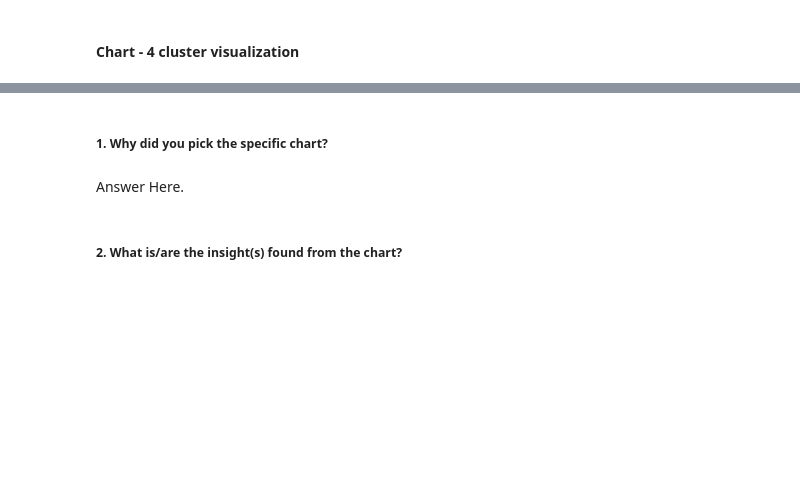
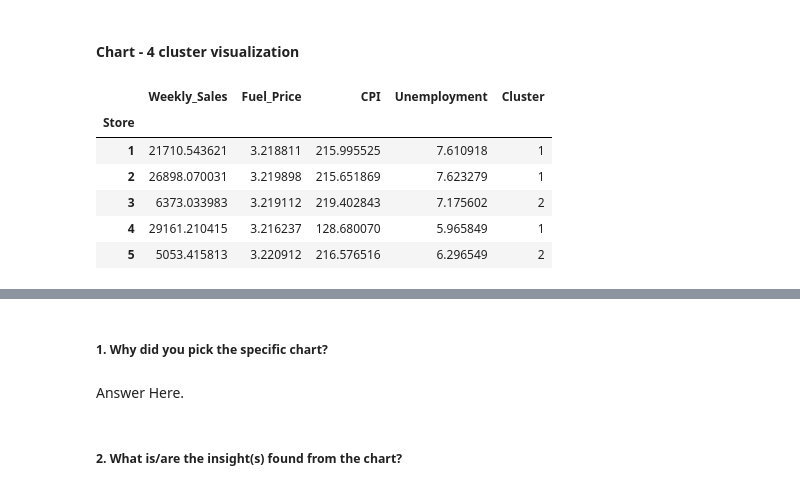
Before and after one commit to Nischay-verma/Specialization--Capstone-3--Integrated-Retail-Analytics-, a Jupyter notebook: Specialization_Capstone_Module_3_Integrated_Retail_Analytics.ipynb, the cells around one changed output, grey strips where cells are left out. Drawn from its saved outputs; the diff is of its cells as text; code cells hidden in the pictures; blank space fills up the shorter version.

```diff
--- a/Specialization_Capstone_Module_3_Integrated_Retail_Analytics.ipynb
+++ b/Specialization_Capstone_Module_3_Integrated_Retail_Analytics.ipynb
@@ -298,5 +433,29 @@ silhouette_score(scaled_data, segment_data['Cluster'])
 # %% [markdown]
 #### Chart - 4 cluster visualization
+# %%
+# Aggregate store-level metrics
+segment_data = data.groupby('Store')[[
+    'Weekly_Sales','Fuel_Price','CPI','Unemployment'
+]].mean()
+
+# Standardize features for clustering
+scaler = StandardScaler()
+scaled_data = scaler.fit_transform(segment_data)
+
+# Apply KMeans clustering
+kmeans = KMeans(n_clusters=3, random_state=42)
+segment_data['Cluster'] = kmeans.fit_predict(scaled_data)
+
+# Preview clusters
+segment_data.head()
+# %% [output]
+|  | Weekly_Sales | Fuel_Price | CPI | Unemployment | Cluster |
+| Store |  |  |  |  |  |
+| 1 | 21710.543621 | 3.218811 | 215.995525 | 7.610918 | 1 |
+| 2 | 26898.070031 | 3.219898 | 215.651869 | 7.623279 | 1 |
+| 3 | 6373.033983 | 3.219112 | 219.402843 | 7.175602 | 2 |
+| 4 | 29161.210415 | 3.216237 | 128.680070 | 5.965849 | 1 |
+| 5 | 5053.415813 | 3.220912 | 216.576516 | 6.296549 | 2 |
 # %%
 plt.figure(figsize=(8,5))
 sns.scatterplot(
```
Also changed, not shown: parts of 24 cells of this notebook.
